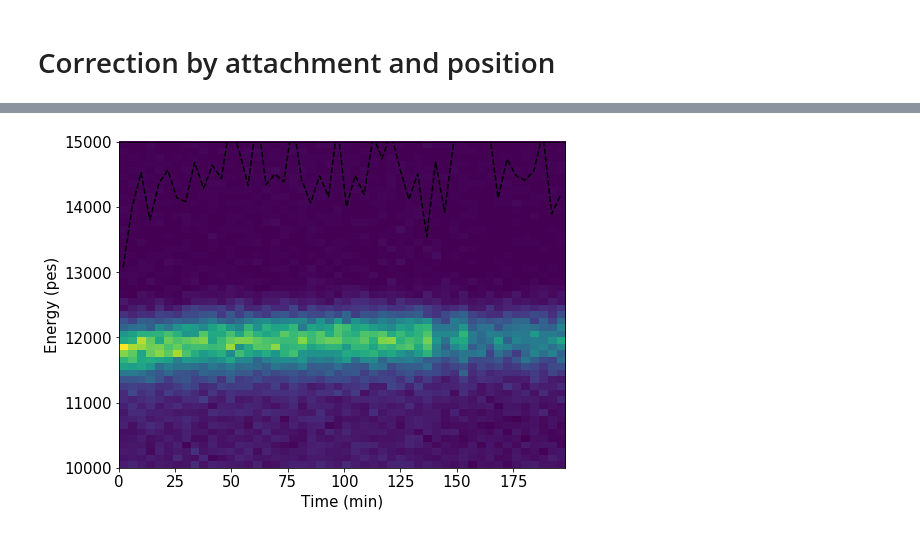
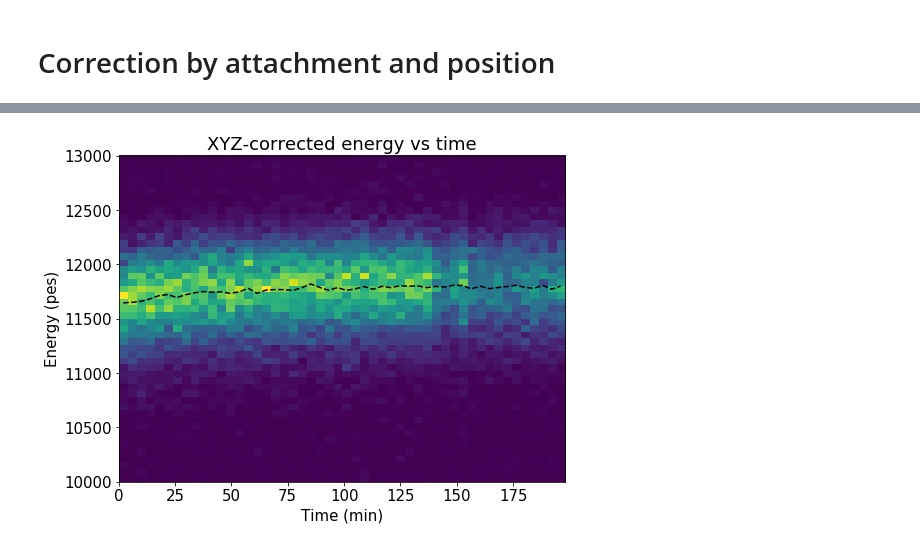
Before and after one commit to gonzaponte/ICARO, a Jupyter notebook: icaro/KrMay/Run4119.ipynb, the cells around one changed output, grey strips where cells are left out. Drawn from its saved outputs; the diff is of its cells as text; code cells hidden in the pictures.

```diff
--- a/icaro/KrMay/Run4119.ipynb
+++ b/icaro/KrMay/Run4119.ipynb
@@ -20,8 +37,19 @@ import matplotlib.pyplot as plt
 import invisible_cities.core.core_functions as coref
 import invisible_cities.core.fit_functions  as fitf
 import invisible_cities.reco.dst_functions  as dstf
+import invisible_cities.reco.corrections    as corrf
 
-pi = np.pi
+from icaro.core.hst_functions import hist
+from icaro.core.hst_functions import hist2d
+from icaro.core.hst_functions import pdf
+from icaro.core.hst_functions import labels
+from icaro.core.hst_functions import scatter
+from icaro.core.hst_functions import hist2d_profile
+from icaro.core.hst_functions import covariance
+from icaro.core.hst_functions import resolution
+from icaro.core.hst_functions import gausstext
+from icaro.core.hst_functions import save_to_folder
 
-coref = fitf
+pi   = np.pi
+save = functools.partial(save_to_folder, outputfolder) if save_plots else lambda *x: None
 # %% [output]
@@ -163,8 +72,8 @@ ifile: /Users/Gonzalo/github/NEXTdata/Bkg/dst_4119.root.h5
 # %% [markdown]
 # Read data
 # %%
-full = dstf.load_dst(ifile, "DST", "Events")
-full = full[full.R<200]
+full = dstf.load_dst(inputfilename, "DST", "Events")
+full = full[full.R<200] # soft radial cut to reduce badly reconstructed events
 print(len(full))
 full.head()
 # %% [output]
@@ -528 +391,4 @@ save("NsipmvsZ")
+# %%
+sel = coref.in_range(full.S2e.values * Zcorr(full.Z.values).value, 10e3, 14e3)
+Kr = full[sel]
 # %%
@@ -738,23 +568,14 @@ save("EvsPhi")
 # %%
-E = full.S2e * zcorr(full.Z) * xycorr(full.X.values, full.Y.values)
-T = (full.time - np.min(full.time))/60
-
-Erange = 10e3, 15e3
+T      = (Kr.time.values - np.min(Kr.time.values))/60
 Trange = 0, np.max(T)
 
-hist2d(T, E, (50, 50), range=(Trange, Erange))
+hist2d(T, Ecorr, (50, 50), range=(Trange, (10e3, 13e3)))
 
-x, y, _ = fitf.profileX(T, E, 50, Trange)
+x, y, u_y = fitf.profileX(T, Ecorr, 50, Trange)
 plt.plot(x, y, profOpt)
 
-labels("Time (min)", "Energy (pes)")
+labels("Time (min)", "Energy (pes)", "XYZ-corrected energy vs time")
 
-def get_timecorr(T, E):
-    eref = np.max(E)
-    def timecorr(t):
-        dt = np.abs(t[:, np.newaxis]-T)
-        return eref / E[np.apply_along_axis(np.argmin, 1, dt)]
-    return timecorr
-tcorr = get_timecorr(x, y)
+Tcorr = corrf.Correction((x,), y, u_y, "max")
 # %% [output]
-[figure, old version]
+[figure, new version]
```
Also changed, not shown: parts of 41 cells of this notebook.
